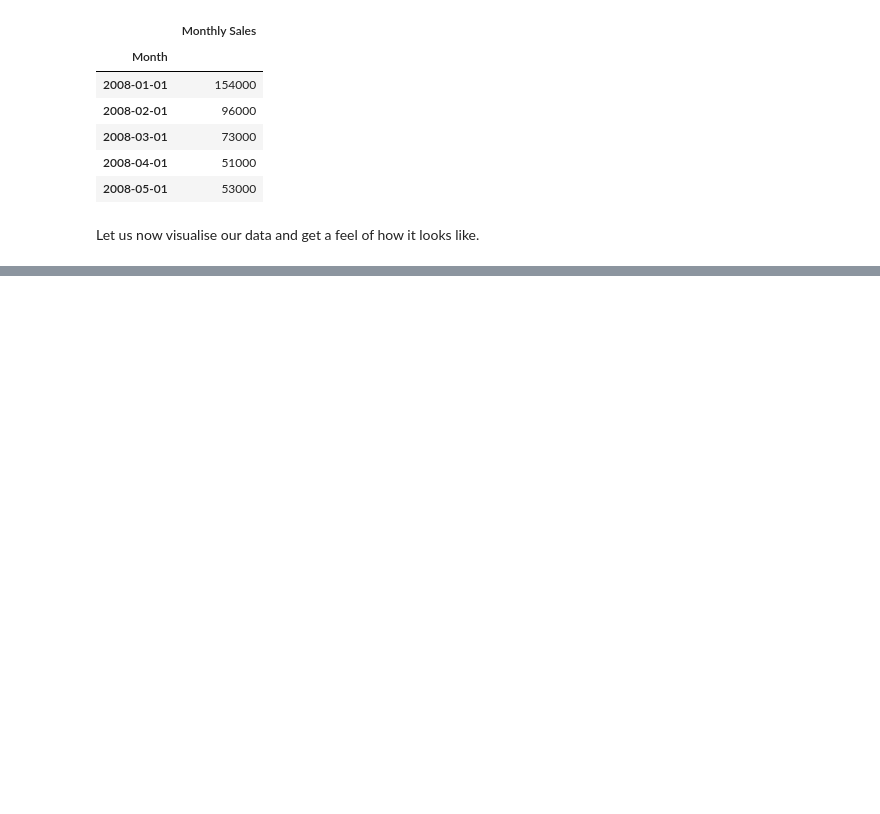
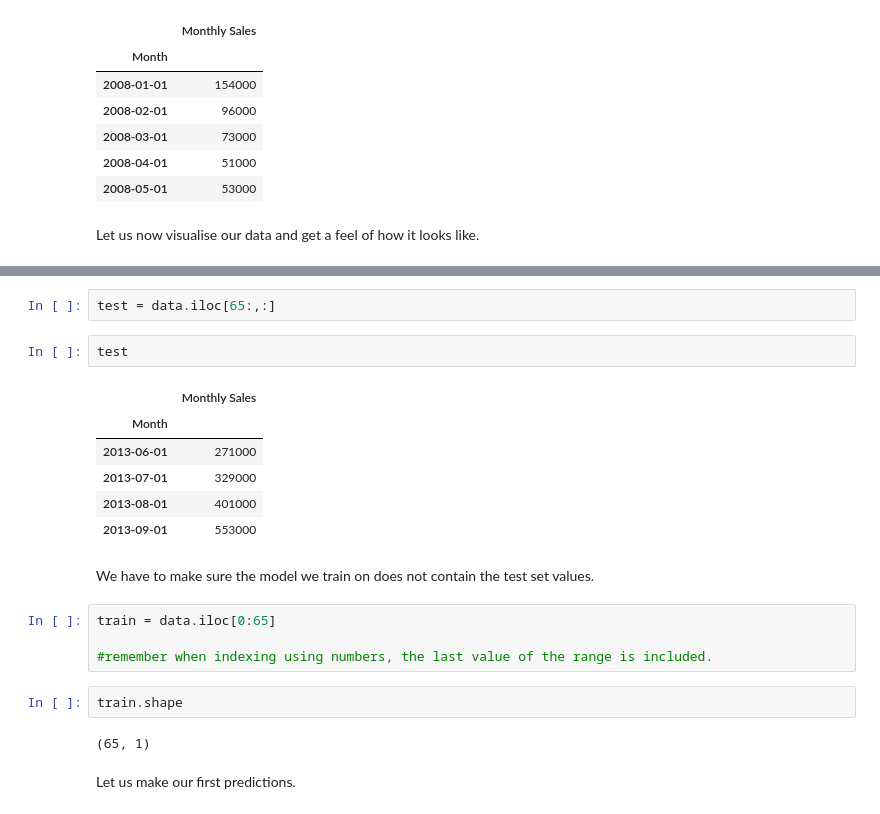
Before and after one commit to hamzajabbarr/time_series_forecasting_example, a Jupyter notebook: Time_series.ipynb, the cells around one changed output, grey strips where cells are left out. Saved outputs shown, nothing was run; the diff lists cells and outputs as text; blank space fills up the shorter version.

Commit message:
Did our first forecast

```diff
--- a/Time_series.ipynb
+++ b/Time_series.ipynb
@@ -123,0 +129,23 @@ Text(0.5, 0, 'Month')
+# %%
+test = data.iloc[65:,:]
+# %%
+test
+# %% [output]
+|  | Monthly Sales |
+| Month |  |
+| 2013-06-01 | 271000 |
+| 2013-07-01 | 329000 |
+| 2013-08-01 | 401000 |
+| 2013-09-01 | 553000 |
+# %% [markdown]
+We have to make sure the model we train on does not contain the test set values.
+# %%
+train = data.iloc[0:65]
+
+#remember when indexing using numbers, the last value of the range is included.
+# %%
+train.shape
+# %% [output]
+(65, 1)
+# %% [markdown]
+Let us make our first predictions.
```
Also changed, not shown: parts of 12 cells of this notebook.
